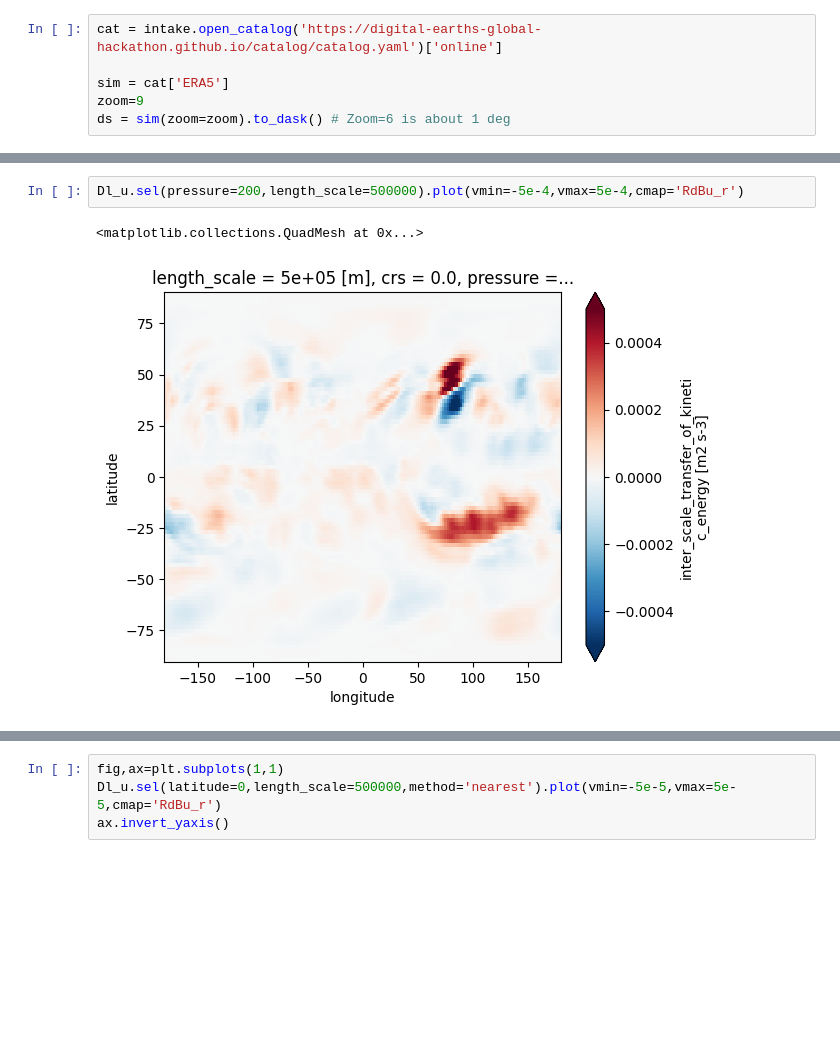
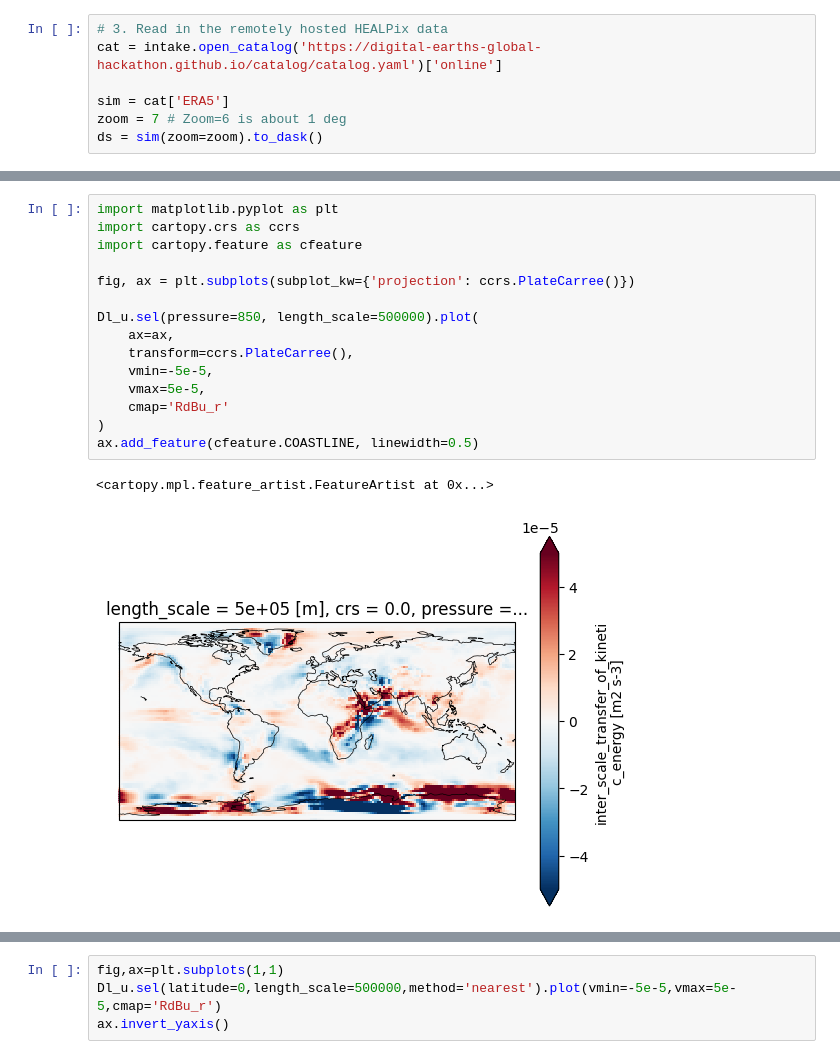
Before and after one commit to ElliotMG/LoSSETT_ANCIL, a Jupyter notebook: Tutorial.ipynb, the cells around one changed output, grey strips where cells are left out. Drawn from its saved outputs; the diff is of its cells as text; blank space fills up the shorter version.

```diff
--- a/Tutorial.ipynb
+++ b/Tutorial.ipynb
@@ -19,9 +27,10 @@ def get_nn_lon_lat_index(nside, lons, lats):
         coords=[("latitude", lats), ("longitude", lons)],
     )
 # %%
+# 3. Read in the remotely hosted HEALPix data
 cat = intake.open_catalog('https://digital-earths-global-hackathon.github.io/catalog/catalog.yaml')['online']
 
 sim = cat['ERA5']
-zoom=9
-ds = sim(zoom=zoom).to_dask() # Zoom=6 is about 1 deg
+zoom = 7 # Zoom=6 is about 1 deg
+ds = sim(zoom=zoom).to_dask()
 # %%
@@ -189,5 +212,18 @@ array([[[[[ 3.19602291e-08,  1.46108185e-08,  5.43464912e-11, ...,
 # %%
-Dl_u.sel(pressure=200,length_scale=500000).plot(vmin=-5e-4,vmax=5e-4,cmap='RdBu_r')
+import matplotlib.pyplot as plt
+import cartopy.crs as ccrs
+import cartopy.feature as cfeature
+
+fig, ax = plt.subplots(subplot_kw={'projection': ccrs.PlateCarree()})
+
+Dl_u.sel(pressure=850, length_scale=500000).plot(
+    ax=ax,
+    transform=ccrs.PlateCarree(),
+    vmin=-5e-5,
+    vmax=5e-5,
+    cmap='RdBu_r'
+)
+ax.add_feature(cfeature.COASTLINE, linewidth=0.5)
 # %% [output]
-<matplotlib.collections.QuadMesh at 0x...>
+<cartopy.mpl.feature_artist.FeatureArtist at 0x...>
-[figure, old version]
+[figure, new version]
```
Also changed, not shown: parts of 17 cells of this notebook, 1 other file.
